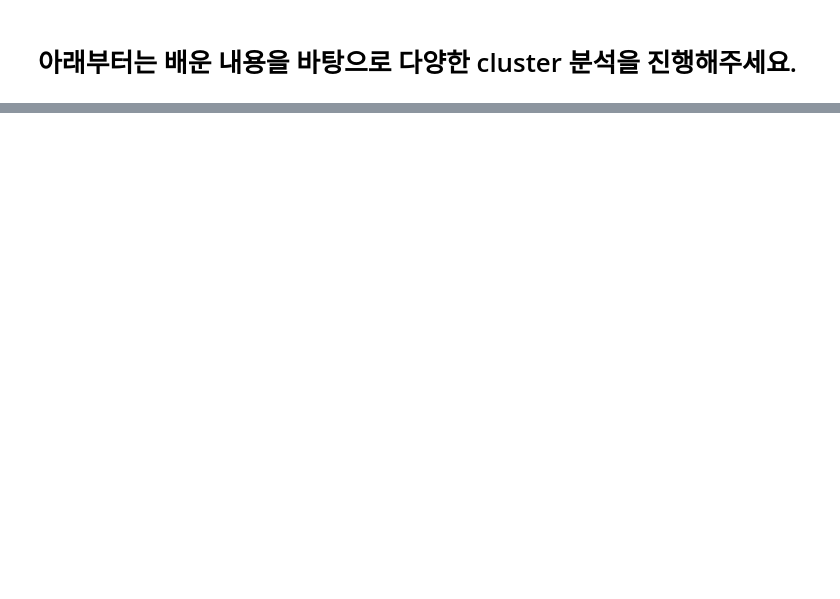
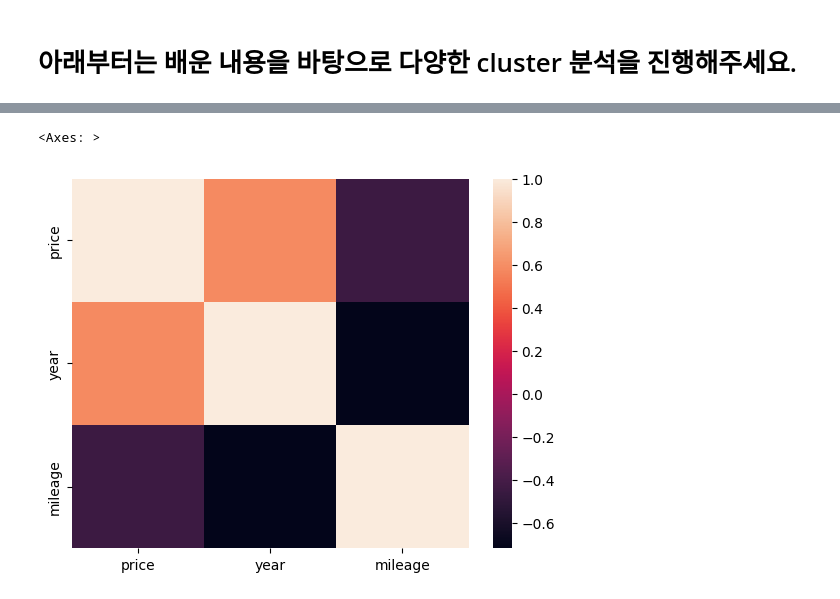
Before and after one commit to Meonu/AI-Bigdata-Study, a Jupyter notebook: Quiz/9. 김연우 - (과제_문제)비지도학습_현대중고차.ipynb, the cells around one changed output, grey strips where cells are left out. Saved outputs shown, nothing was run; the diff lists cells and outputs as text; code cells hidden in the pictures; blank space fills up the shorter version.

```diff
--- a/Quiz/9. 김연우 - (과제_문제)비지도학습_현대중고차.ipynb
+++ b/Quiz/9. 김연우 - (과제_문제)비지도학습_현대중고차.ipynb
@@ -114,0 +169,7 @@ plt.show()
+# %%
+import seaborn as sns
+
+sns.heatmap(df_new.iloc[:,:3].corr())
+# %% [output]
+<Axes: >
+[figure, added]
```
Also changed, not shown: parts of 7 cells of this notebook.
